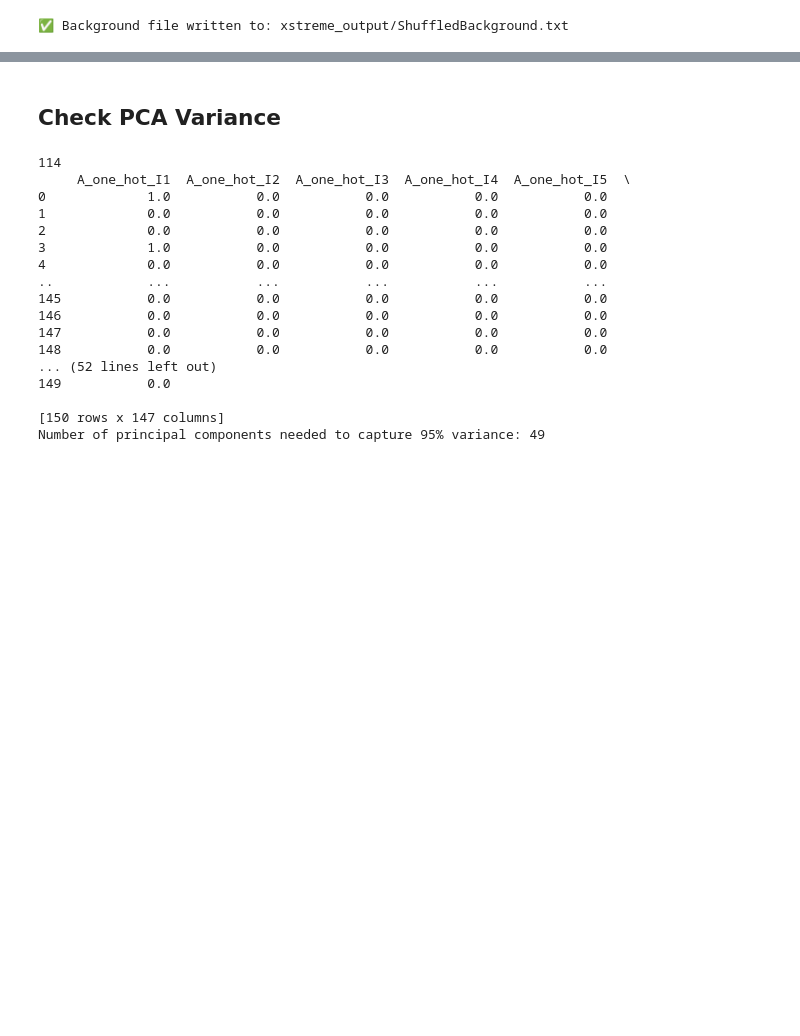
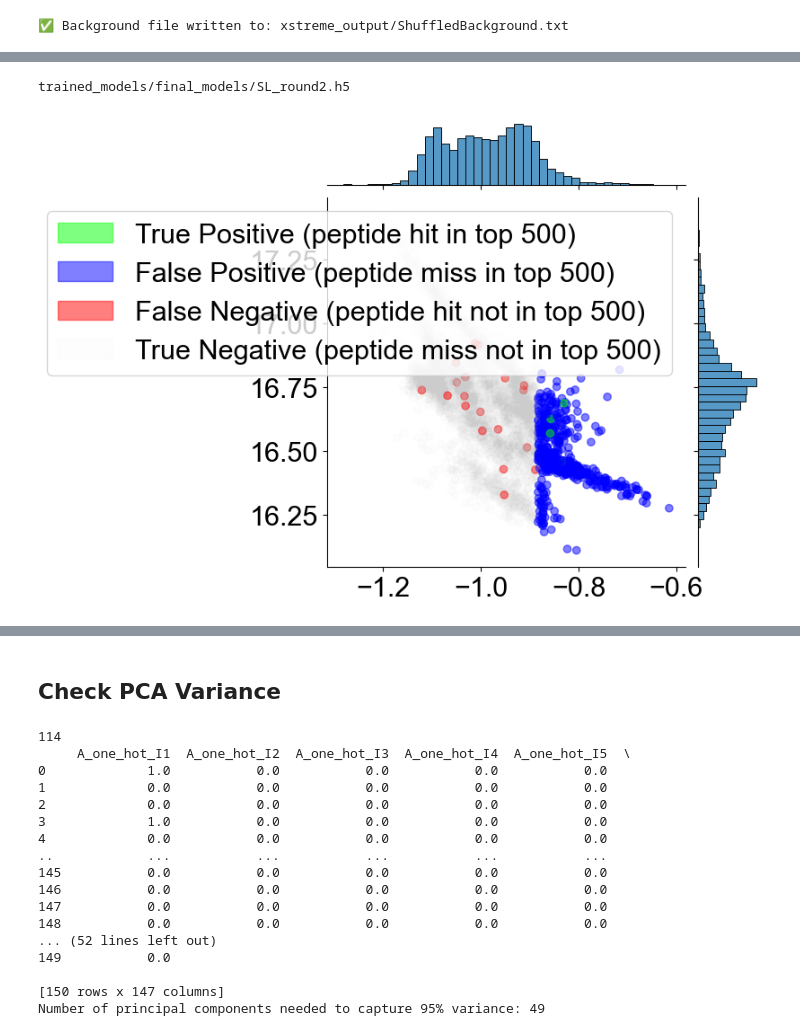
Before and after one commit to stephendl102/PhagePep, a Jupyter notebook: MergeSL_DATA_F3.ipynb, the cells around one changed output, grey strips where cells are left out. Drawn from its saved outputs; the diff is of its cells as text; code cells hidden in the pictures; blank space fills up the shorter version.

```diff
--- a/MergeSL_DATA_F3.ipynb
+++ b/MergeSL_DATA_F3.ipynb
@@ -239,7 +244,7 @@ cross_validation_results = experiment.Experiment().run_cross_validation_experime
         keras.optimizers.Adam, learning_rate=0.0005, weight_decay=0.5
     ),
     n_splits=10,
-    load_trained_model=False,
+    load_trained_model=True,
     model_save_name=model_save_name,
     normalize=True,
     batch_size=128,
@@ -598,0 +703,34 @@ Length: 5547, dtype: float64
+# %%
+base, ext = os.path.splitext(model_save_name)
+model_save_name2 = base + "_round2" + ext
+print(model_save_name2)
+# %% [output]
+trained_models/final_models/SL_round2.h5
+# %%
+cross_validation_results2 = experiment.Experiment().run_cross_validation_experiment(
+    X=X_no_hits,
+    y=y_no_hits.to_numpy(),
+    model_architecture=partial(
+        rnn.ThreeChannelRegressionRNN_gelu, loss=multi_channel_mse, width=64
+    ),
+    optimizer=partial(
+        keras.optimizers.Adam, learning_rate=0.0005, weight_decay=0.5
+    ),
+    n_splits=10,
+    load_trained_model=True,
+    model_save_name=model_save_name3,
+    normalize=True,
+    batch_size=128,
+    num_epochs=5,
+)
+# %%
+bilstm_ordering2, y_pred2 = benchmark_cross_validated_hit_rate(
+    cross_validation_results=cross_validation_results2,
+    y_raw=y_no_hits,
+    peptides=peptides_no_hits,
+    proxy_ranking_lambda=proxy_ranking_lambda,
+    top_k_size=top_k_size,
+    motif_dectection_func=motif_dectection_func,
+)
+# %% [output]
+[figure, added]
```
Also changed, not shown: parts of 41 cells of this notebook, 10 other files.
